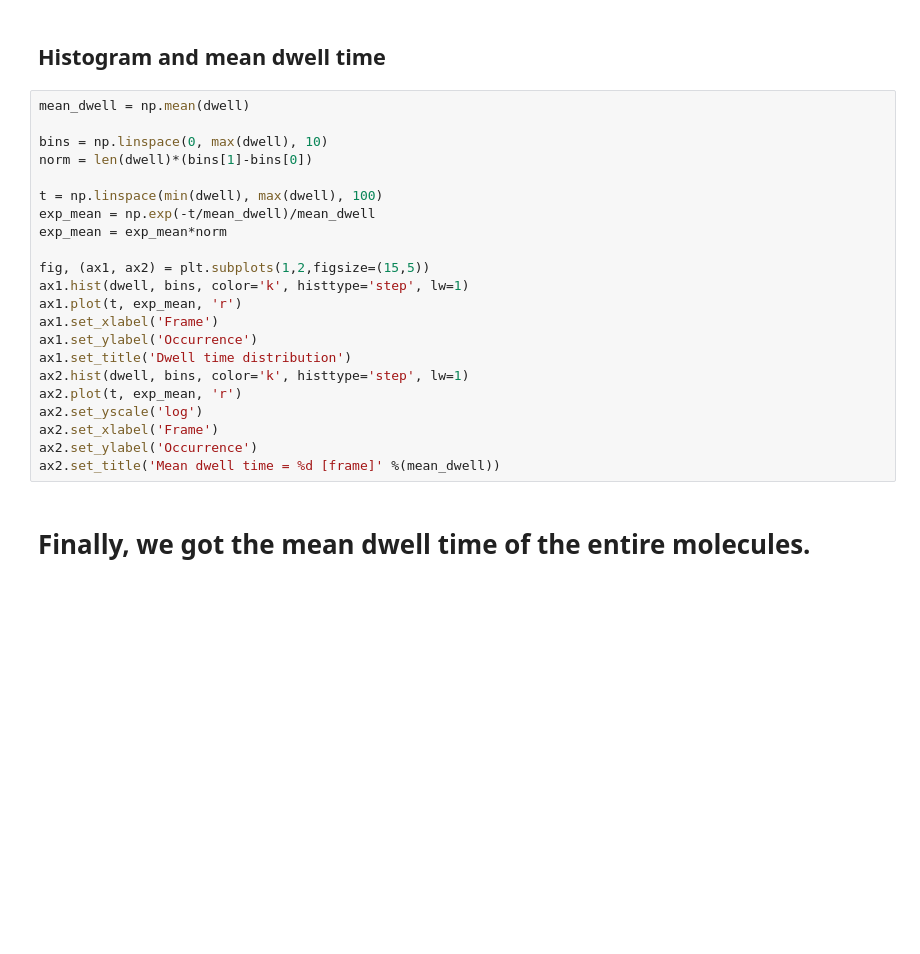
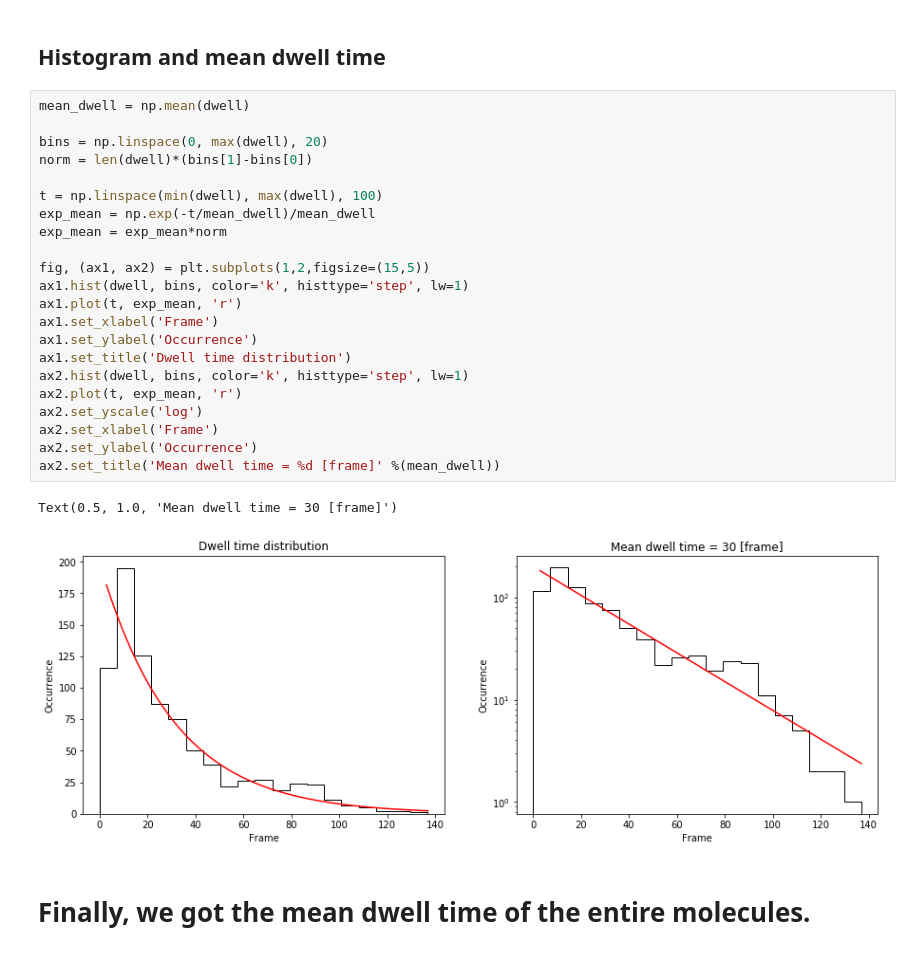
Before and after one commit to jmsung/APC, a Jupyter notebook: APC.ipynb, the cells around one changed output. Cells and saved outputs as stored; diff of their text form; blank space fills up the shorter version.

```diff
--- a/APC.ipynb
+++ b/APC.ipynb
@@ -283,24 +289,27 @@ print('%d events are found.' %(len(dwell)))
 # %%
 mean_dwell = np.mean(dwell)
 
-bins = np.linspace(0, max(dwell), 10)
+bins = np.linspace(0, max(dwell), 20)
 norm = len(dwell)*(bins[1]-bins[0])
 
 t = np.linspace(min(dwell), max(dwell), 100)
 exp_mean = np.exp(-t/mean_dwell)/mean_dwell
 exp_mean = exp_mean*norm
 
 fig, (ax1, ax2) = plt.subplots(1,2,figsize=(15,5))
 ax1.hist(dwell, bins, color='k', histtype='step', lw=1)
 ax1.plot(t, exp_mean, 'r')
 ax1.set_xlabel('Frame')
 ax1.set_ylabel('Occurrence')
 ax1.set_title('Dwell time distribution')
 ax2.hist(dwell, bins, color='k', histtype='step', lw=1)
 ax2.plot(t, exp_mean, 'r')
 ax2.set_yscale('log')
 ax2.set_xlabel('Frame')
 ax2.set_ylabel('Occurrence')
 ax2.set_title('Mean dwell time = %d [frame]' %(mean_dwell))
+# %% [output]
+Text(0.5, 1.0, 'Mean dwell time = 30 [frame]')
+[figure, added]
 # %% [markdown]
 # Finally, we got the mean dwell time of the entire molecules.
```
Also changed, not shown: parts of 3 cells of this notebook.
